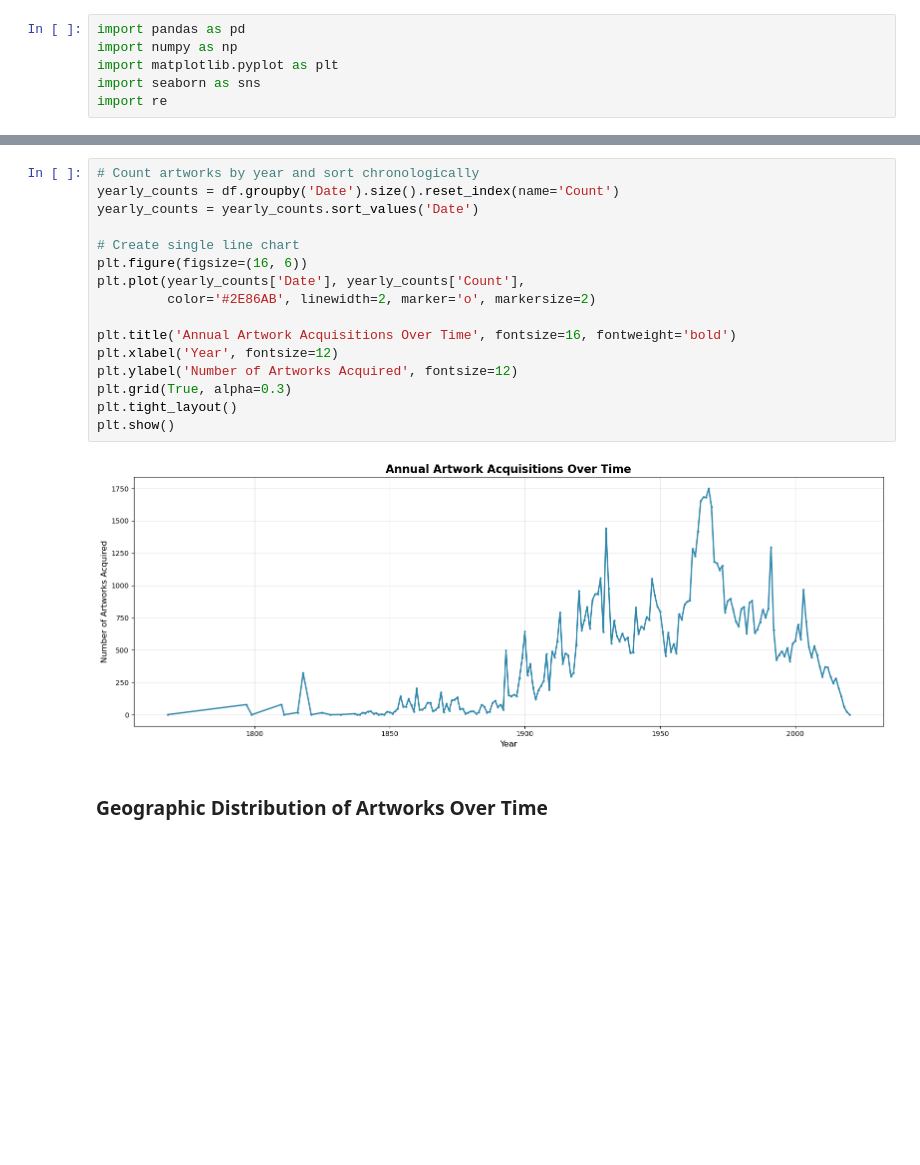
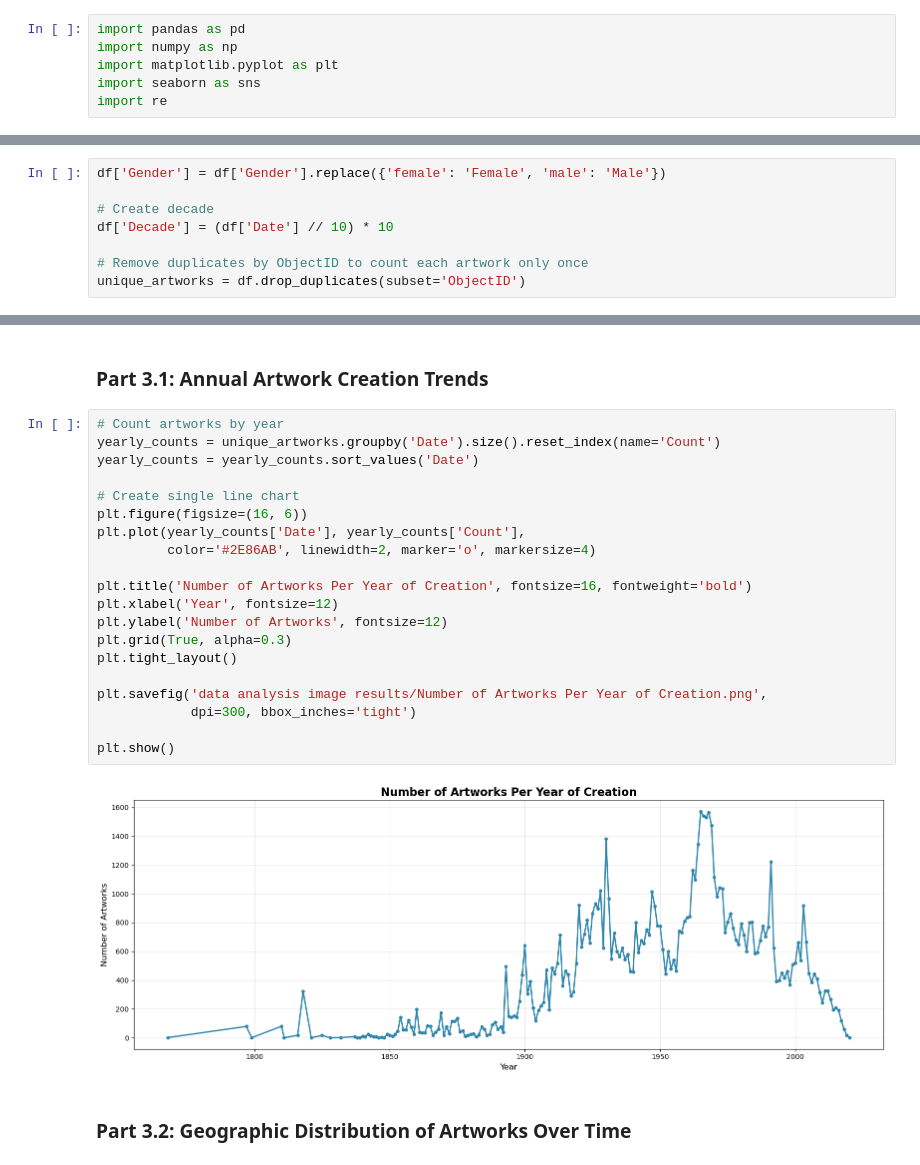
Before and after one commit to com-480-data-visualization/Extra-Crispy, a Jupyter notebook: milestones/milestone1/M1 artwork analysis.ipynb, the cells around one changed output, grey strips where cells are left out. Saved outputs shown, nothing was run; the diff lists cells and outputs as text; blank space fills up the shorter version.

Commit message:
update methodologies for Part 3

```diff
--- a/milestones/milestone1/M1 artwork analysis.ipynb
+++ b/milestones/milestone1/M1 artwork analysis.ipynb
@@ -33,0 +52,8 @@ df['Gender'] = df['Gender'].replace({'female': 'Female', 'male': 'Male'})
+# %%
+df['Gender'] = df['Gender'].replace({'female': 'Female', 'male': 'Male'})
+
+# Create decade
+df['Decade'] = (df['Date'] // 10) * 10
+
+# Remove duplicates by ObjectID to count each artwork only once
+unique_artworks = df.drop_duplicates(subset='ObjectID')
@@ -34,20 +69,26 @@ df['Gender'] = df['Gender'].replace({'female': 'Female', 'male': 'Male'})
+# %% [markdown]
+### Part 3.1: Annual Artwork Creation Trends
 # %%
-# Count artworks by year and sort chronologically
-yearly_counts = df.groupby('Date').size().reset_index(name='Count')
+# Count artworks by year
+yearly_counts = unique_artworks.groupby('Date').size().reset_index(name='Count')
 yearly_counts = yearly_counts.sort_values('Date')
 
 # Create single line chart
 plt.figure(figsize=(16, 6))
 plt.plot(yearly_counts['Date'], yearly_counts['Count'],
-         color='#2E86AB', linewidth=2, marker='o', markersize=2)
+         color='#2E86AB', linewidth=2, marker='o', markersize=4)
 
-plt.title('Annual Artwork Acquisitions Over Time', fontsize=16, fontweight='bold')
+plt.title('Number of Artworks Per Year of Creation', fontsize=16, fontweight='bold')
 plt.xlabel('Year', fontsize=12)
-plt.ylabel('Number of Artworks Acquired', fontsize=12)
+plt.ylabel('Number of Artworks', fontsize=12)
 plt.grid(True, alpha=0.3)
 plt.tight_layout()
+
+plt.savefig('data analysis image results/Number of Artworks Per Year of Creation.png',
+            dpi=300, bbox_inches='tight')
+
 plt.show()
 # %% [output]
-[figure, old version]
+[figure, new version]
 # %% [markdown]
-### Geographic Distribution of Artworks Over Time
+### Part 3.2: Geographic Distribution of Artworks Over Time
```
Also changed, not shown: parts of 24 cells of this notebook.
